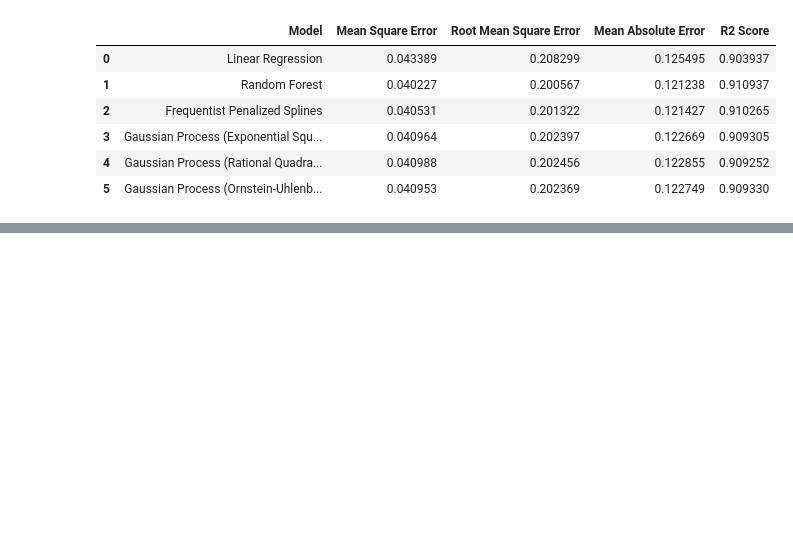
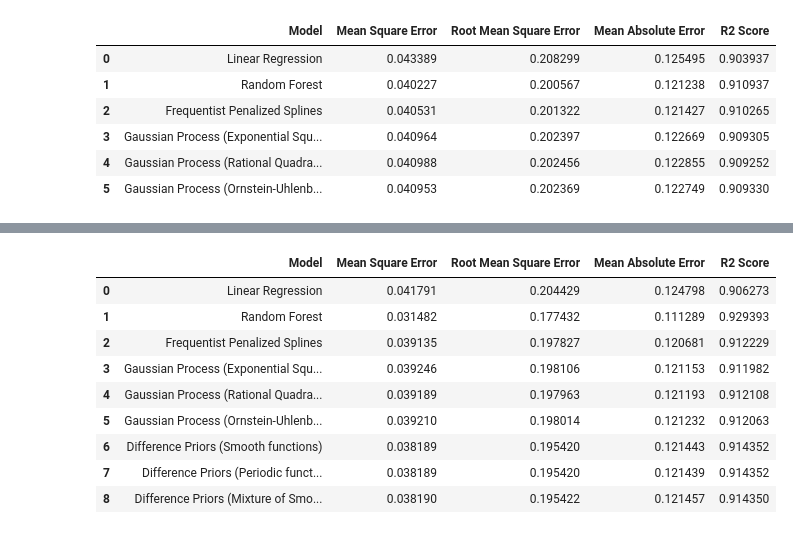
Before and after one commit to zadchin/Bayesian-Additive-Modelling, a Jupyter notebook: multi-main.ipynb, the cells around one changed output, grey strips where cells are left out. Saved outputs shown, nothing was run; the diff lists cells and outputs as text; code cells hidden in the pictures; blank space fills up the shorter version.

```diff
--- a/multi-main.ipynb
+++ b/multi-main.ipynb
@@ -563,0 +597,13 @@ result_test.head(10)
+# %%
+## Model 1 : Smooth functions
+gam_specs1 = lambda logv: [
+    smooth_diff1('x1', x1_fit, diff_std=np.exp(logv[0]), mu=np.mean(data.y.values), std=1),
+    smooth_diff1('x2', x2_fit, diff_std=np.exp(logv[1]), mu=np.mean(data.y.values), std=1),
+    smooth_diff1('x3', x3_fit, diff_std=np.exp(logv[2]), mu=np.mean(data.y.values), std=1),
+    smooth_diff1('x4', x4_fit, diff_std=np.exp(logv[3]), mu=np.mean(data.y.values), std=1),
+    smooth_diff1('x5', x5_fit, diff_std=np.exp(logv[4]), mu=np.mean(data.y.values), std=1),
+    smooth_diff1('x6', x6_fit, diff_std=np.exp(logv[5]), mu=np.mean(data.y.values), std=1),
+    smooth_diff1('x7', x7_fit, diff_std=np.exp(logv[6]), mu=np.mean(data.y.values), std=1),
+    smooth_diff1('x8', x8_fit, diff_std=np.exp(logv[7]), mu=np.mean(data.y.values), std=1),
+    smooth_diff1('x9', x9_fit, diff_std=np.exp(logv[8]), mu=np.mean(data.y.values), std=1)
+]
@@ -563,0 +832,36 @@ result_test.head(10)
+# %%
+model = bp.models.GamModel('y', gam_specs3((0.667,0.7, 0.6, 0.7,0.7,0.7,0.7,0.1,3))).fit(data, obs_cov=0.1**2)
+
+y_train_pred = model.predict(data)
+y_test_pred = model.predict(data_test)
+
+train_performance = {
+    'Model': ['Difference Priors (Mixture of Smooth + Periodic functions)'],
+    'Mean Square Error': [mean_squared_error(y_train, y_train_pred)],
+    'Root Mean Square Error': [mean_squared_error(y_train, y_train_pred, squared=False)],
+    'Mean Absolute Error': [mean_absolute_error(y_train, y_train_pred)],
+    'R2 Score': [r2_score(y_train, y_train_pred)]
+}
+
+test_performance = {
+    'Model': ['Difference Priors (Mixture of Smooth + Periodic functions)'],
+    'Mean Square Error': [mean_squared_error(y_test, y_test_pred)],
+    'Root Mean Square Error': [mean_squared_error(y_test, y_test_pred, squared=False)],
+    'Mean Absolute Error': [mean_absolute_error(y_test, y_test_pred)],
+    'R2 Score': [r2_score(y_test, y_test_pred)]
+}
+
+result_train = pd.concat([result_train, pd.DataFrame(train_performance)], ignore_index=True)
+result_test = pd.concat([result_test, pd.DataFrame(test_performance)], ignore_index=True)
+result_train.head(10)
+# %% [output]
+|  | Model | Mean Square Error | Root Mean Square Error | Mean Absolute Error | R2 Score |
+| 0 | Linear Regression | 0.041791 | 0.204429 | 0.124798 | 0.906273 |
+| 1 | Random Forest | 0.031482 | 0.177432 | 0.111289 | 0.929393 |
+| 2 | Frequentist Penalized Splines | 0.039135 | 0.197827 | 0.120681 | 0.912229 |
+| 3 | Gaussian Process (Exponential Squ... | 0.039246 | 0.198106 | 0.121153 | 0.911982 |
+| 4 | Gaussian Process (Rational Quadra... | 0.039189 | 0.197963 | 0.121193 | 0.912108 |
+| 5 | Gaussian Process (Ornstein-Uhlenb... | 0.039210 | 0.198014 | 0.121232 | 0.912063 |
+| 6 | Difference Priors (Smooth functions) | 0.038189 | 0.195420 | 0.121443 | 0.914352 |
+| 7 | Difference Priors (Periodic funct... | 0.038189 | 0.195420 | 0.121439 | 0.914352 |
+| 8 | Difference Priors (Mixture of Smo... | 0.038190 | 0.195422 | 0.121457 | 0.914350 |
```
Also changed, not shown: parts of 12 cells of this notebook, 1 other file.
